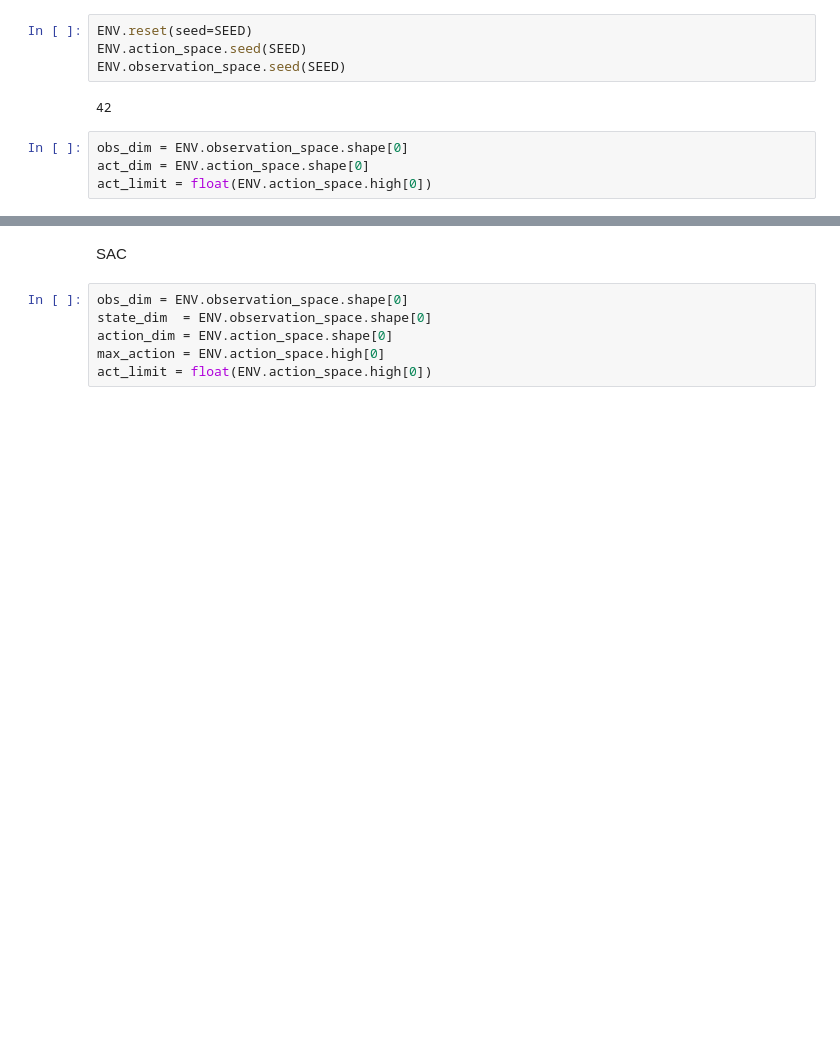
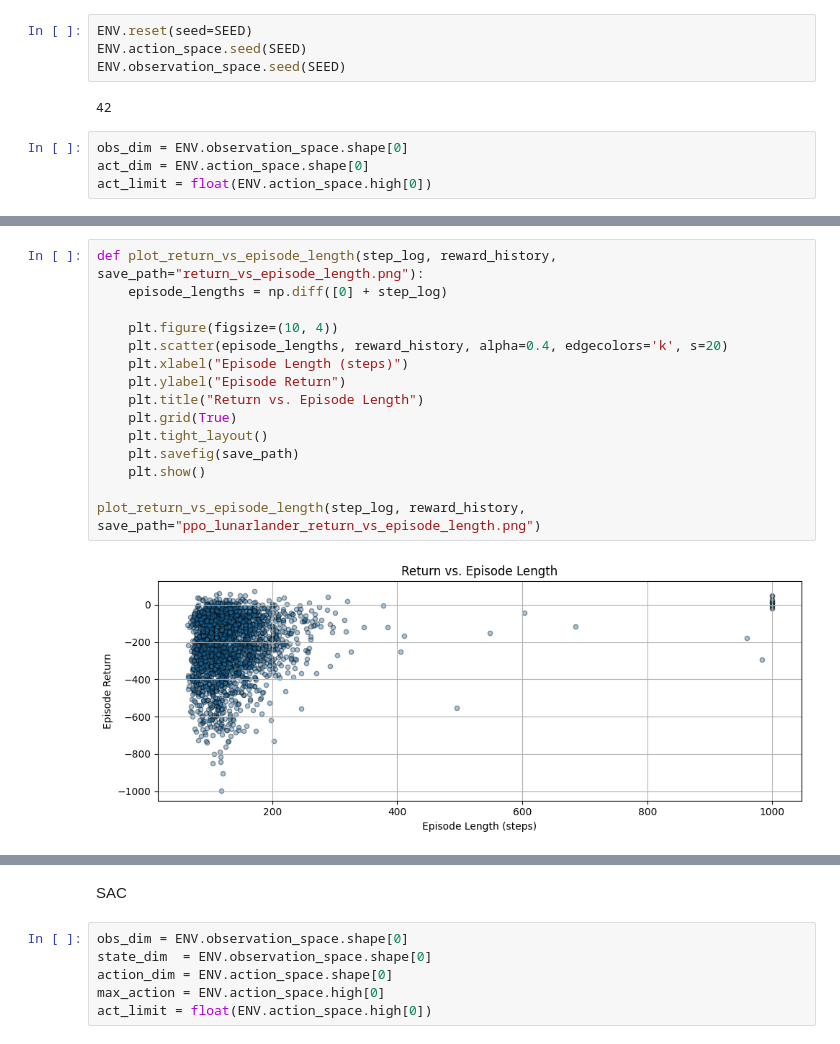
Before and after one commit to EltonSilva97/Solving-Blackjack-and-Lunar-Lander-Environments, a Jupyter notebook: Lunar Lander.ipynb, the cells around one changed output, grey strips where cells are left out. Saved outputs shown, nothing was run; the diff lists cells and outputs as text; blank space fills up the shorter version.

```diff
--- a/Lunar Lander.ipynb
+++ b/Lunar Lander.ipynb
@@ -277,0 +353,17 @@ def evaluate(model, episodes=3):
+# %%
+def plot_return_vs_episode_length(step_log, reward_history, save_path="return_vs_episode_length.png"):
+    episode_lengths = np.diff([0] + step_log)
+
+    plt.figure(figsize=(10, 4))
+    plt.scatter(episode_lengths, reward_history, alpha=0.4, edgecolors='k', s=20)
+    plt.xlabel("Episode Length (steps)")
+    plt.ylabel("Episode Return")
+    plt.title("Return vs. Episode Length")
+    plt.grid(True)
+    plt.tight_layout()
+    plt.savefig(save_path)
+    plt.show()
+
+plot_return_vs_episode_length(step_log, reward_history, save_path="ppo_lunarlander_return_vs_episode_length.png")
+# %% [output]
+[figure, added]
```
Also changed, not shown: parts of 26 cells of this notebook, 14 other files.
